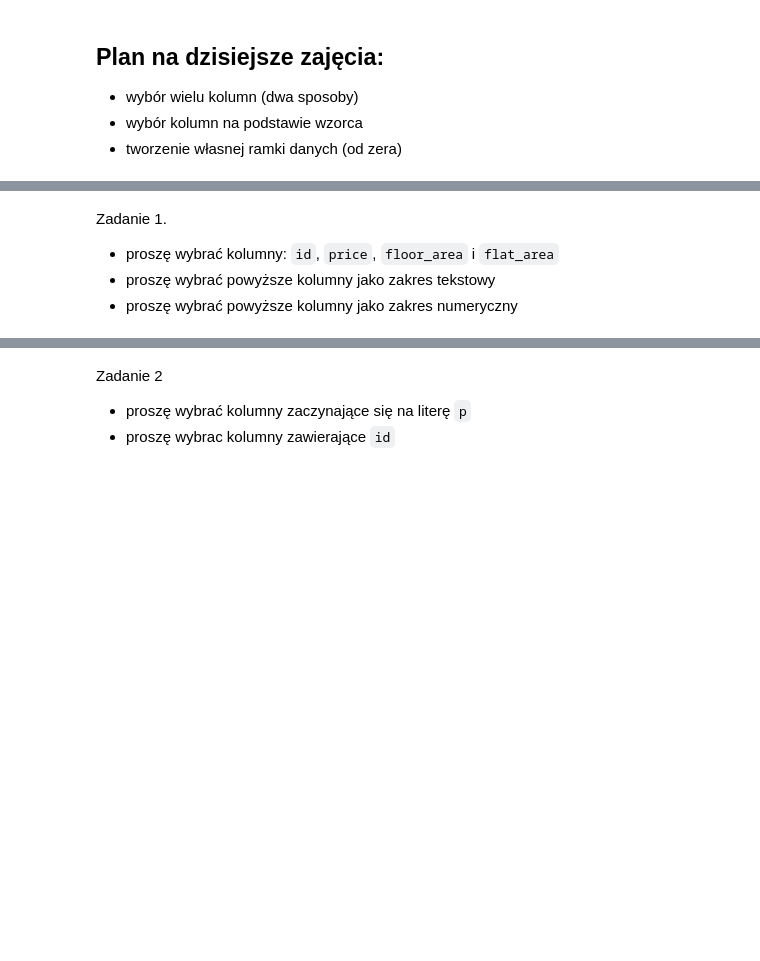
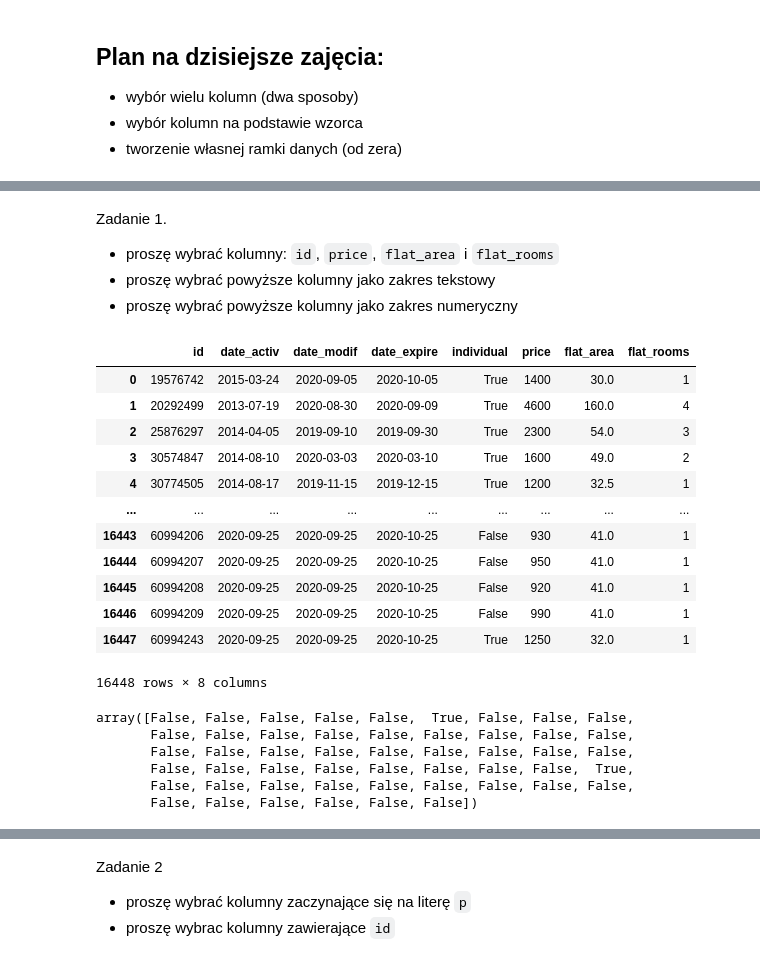
Before and after one commit to DepartmentOfStatisticsPUE/air-2024, a Jupyter notebook: notebooks/0_intro.ipynb, the cells around one changed output, grey strips where cells are left out. Saved outputs shown, nothing was run; the diff lists cells and outputs as text; code cells hidden in the pictures; blank space fills up the shorter version.

```diff
--- a/notebooks/0_intro.ipynb
+++ b/notebooks/0_intro.ipynb
@@ -92,6 +128,38 @@ pzn[ ["price"] ]
 # %% [markdown]
 Zadanie 1.
 
-+ proszę wybrać kolumny: `id`, `price`, `floor_area` i `flat_area`
++ proszę wybrać kolumny: `id`, `price`, `flat_area` i `flat_rooms`
 + proszę wybrać powyższe kolumny jako zakres tekstowy
 + proszę wybrać powyższe kolumny jako zakres numeryczny
+# %%
+pzn.loc[:, ["id", "price", "flat_area", "flat_rooms"]]
+pzn.loc[:, "id":"flat_rooms"]
+pzn.iloc[:, :8] ## 0:(8-1)
+# %% [output]
+|  | id | date_activ | date_modif | date_expire | individual | price | flat_area | flat_rooms |
+| 0 | 19576742 | 2015-03-24 | 2020-09-05 | 2020-10-05 | True | 1400 | 30.0 | 1 |
+| 1 | 20292499 | 2013-07-19 | 2020-08-30 | 2020-09-09 | True | 4600 | 160.0 | 4 |
+| 2 | 25876297 | 2014-04-05 | 2019-09-10 | 2019-09-30 | True | 2300 | 54.0 | 3 |
+| 3 | 30574847 | 2014-08-10 | 2020-03-03 | 2020-03-10 | True | 1600 | 49.0 | 2 |
+| 4 | 30774505 | 2014-08-17 | 2019-11-15 | 2019-12-15 | True | 1200 | 32.5 | 1 |
+| ... | ... | ... | ... | ... | ... | ... | ... | ... |
+| 16443 | 60994206 | 2020-09-25 | 2020-09-25 | 2020-10-25 | False | 930 | 41.0 | 1 |
+| 16444 | 60994207 | 2020-09-25 | 2020-09-25 | 2020-10-25 | False | 950 | 41.0 | 1 |
+| 16445 | 60994208 | 2020-09-25 | 2020-09-25 | 2020-10-25 | False | 920 | 41.0 | 1 |
+| 16446 | 60994209 | 2020-09-25 | 2020-09-25 | 2020-10-25 | False | 990 | 41.0 | 1 |
+| 16447 | 60994243 | 2020-09-25 | 2020-09-25 | 2020-10-25 | True | 1250 | 32.0 | 1 |
+16448 rows × 8 columns
+# %%
+pzn.columns.str.contains("price")
+pzn.columns.str.contains("price|area|ind", regex = True)
+pzn.columns.str.contains("^price")
+pzn.columns.str.contains("e$")
+pzn.columns.str.contains("price|ine$")
+pzn.columns.str.contains("(price|ine)$")
+# %% [output]
+array([False, False, False, False, False,  True, False, False, False,
+       False, False, False, False, False, False, False, False, False,
+       False, False, False, False, False, False, False, False, False,
+       False, False, False, False, False, False, False, False,  True,
+       False, False, False, False, False, False, False, False, False,
+       False, False, False, False, False, False])
```
Also changed, not shown: parts of 12 cells of this notebook.
